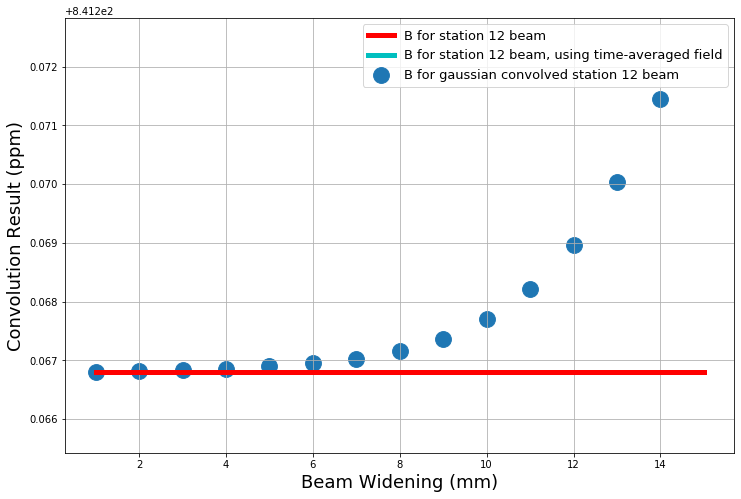
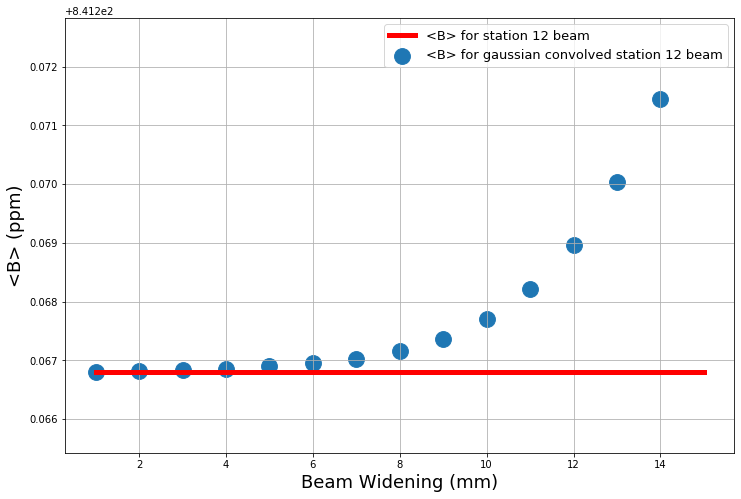
Unified diff of the notebook cell whose output changed from the first chart to the second:
--- before
+++ after
@@ -22,5 +22,5 @@
         axes.set_ylim([np.amin(B_arr) - np.std(B_arr),np.amax(B_arr) + np.std(B_arr)])
     plt.scatter(sigmas, B_arr,marker="o",
-                s=250,label='B for gaussian convolved station 12 beam')
+                s=250,label='<B> for gaussian convolved station 12 beam')
 
 
@@ -28,11 +28,11 @@
     B = (df_conv['counts']*df_field_grid['B']).sum()/(df_conv['counts'].sum())
     plt.plot([spacing, high], [B, B], 
-             linestyle='-', linewidth=5, color='red',label='B for station 12 beam')
+             linestyle='-', linewidth=5, color='red',label='<B> for station 12 beam')
 
 
     #B for the regular beam, but with the time-averaged field
-    B = (df_conv['counts']*df_field_grid_time['B']).sum()/(df_conv['counts'].sum())
-    plt.plot([spacing, high], [B, B], 
-             linestyle='-', linewidth=5, color='c',label='B for station 12 beam, using time-averaged field')
+   # B = (df_conv['counts']*df_field_grid_time['B']).sum()/(df_conv['counts'].sum())
+   # plt.plot([spacing, high], [B, B], 
+   #          linestyle='-', linewidth=5, color='c',label='<B> for station 12 beam, using time-averaged field')
 
 
@@ -49,5 +49,5 @@
             B_arr = np.append(B_arr,B)
         plt.scatter(sigmas, B_arr,marker="o",
-                    s=250, label='B for centered gaussian')
+                    s=250, label='<B> for centered gaussian')
 
 
@@ -71,5 +71,5 @@
     
     plt.xlabel("Beam Widening (mm)",fontsize=18)
-    plt.ylabel("Convolution Result (ppm)",fontsize=18)
+    plt.ylabel("<B> (ppm)",fontsize=18)
     plt.grid()
     plt.legend(prop={'size': 13})

Commit: updated beam_motion graphics and closed_orbit_disortions